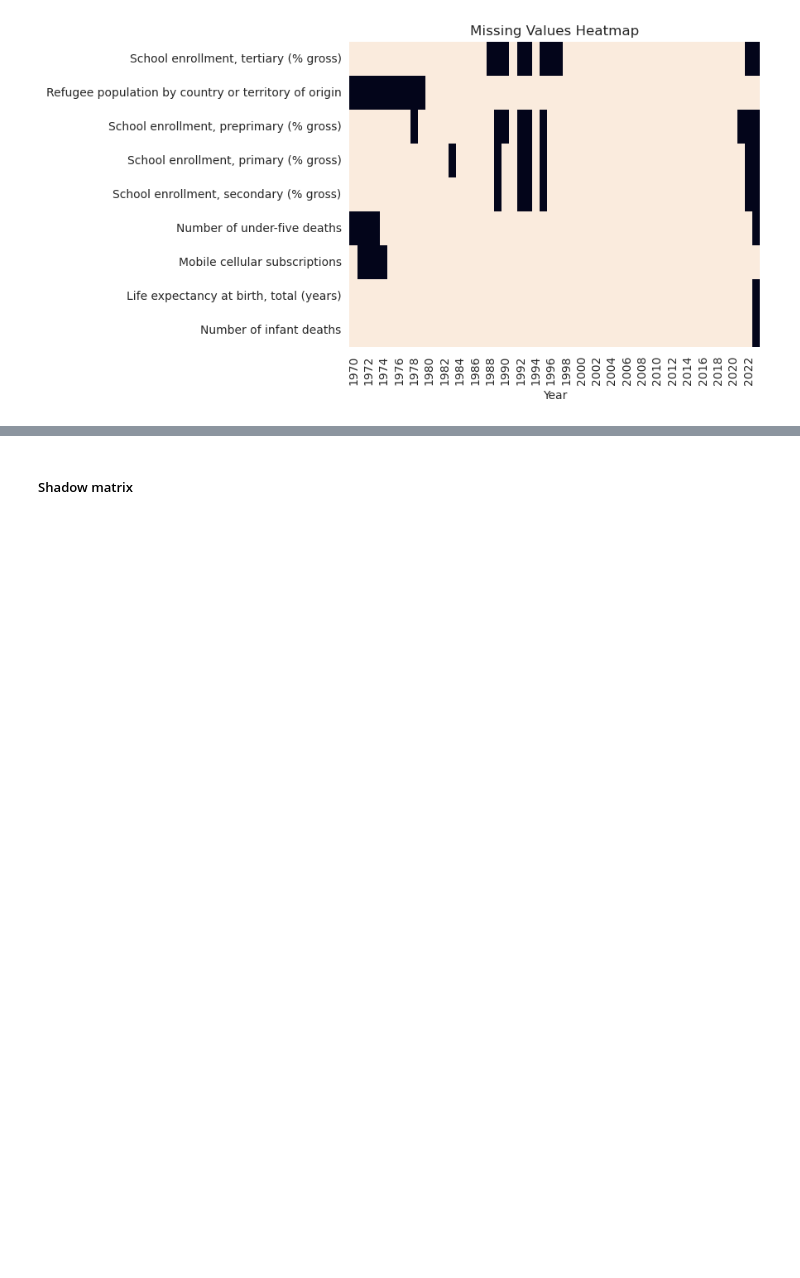
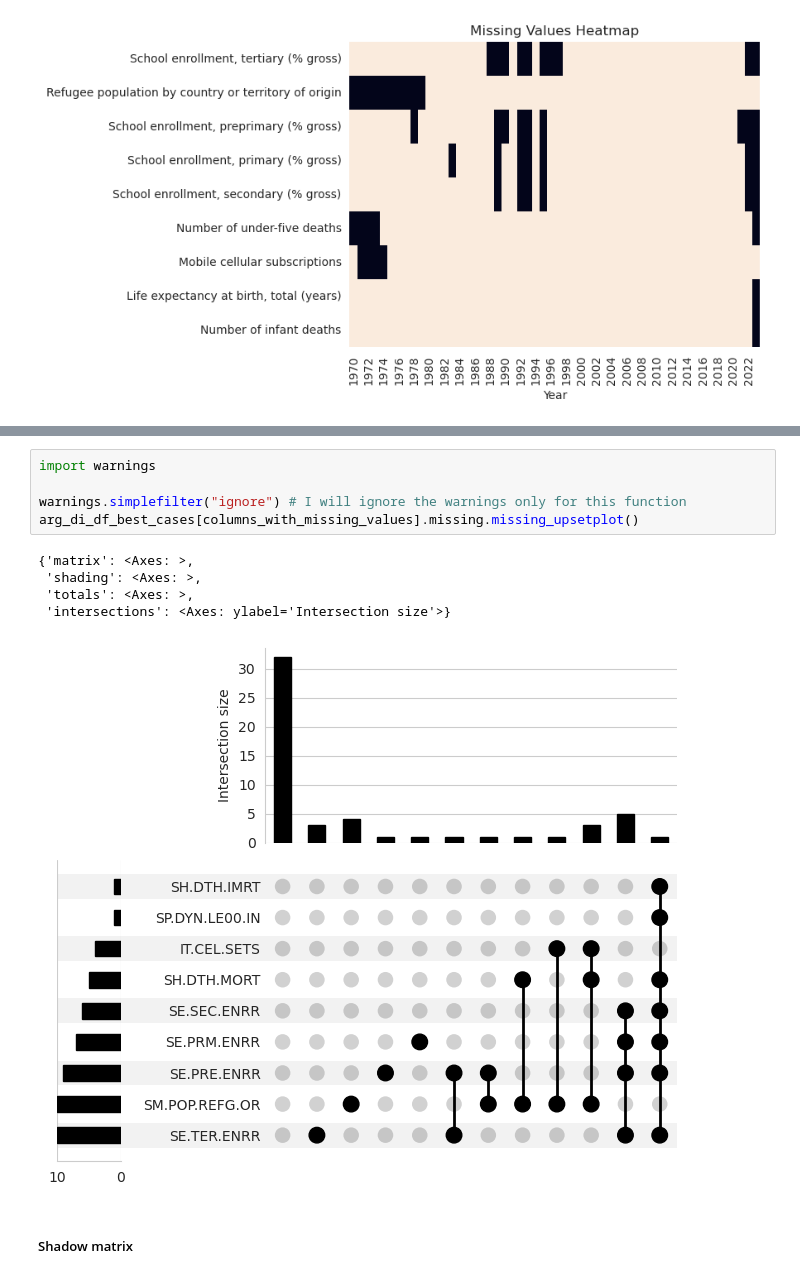
Before and after one commit to alejo-cuello/research-on-argentina, a Jupyter notebook: notebooks/0.1-alejo-explore_data.ipynb, the cells around one changed output, grey strips where cells are left out. Cells and saved outputs as stored; diff of their text form; blank space fills up the shorter version.

```diff
--- a/notebooks/0.1-alejo-explore_data.ipynb
+++ b/notebooks/0.1-alejo-explore_data.ipynb
@@ -281,3 +304,14 @@ For example, when doing 'df[col].method(value, inplace=True)', try using 'df.met
+# %%
+import warnings
+
+warnings.simplefilter("ignore") # I will ignore the warnings only for this function
+arg_di_df_best_cases[columns_with_missing_values].missing.missing_upsetplot()
+# %% [output]
+{'matrix': <Axes: >,
+ 'shading': <Axes: >,
+ 'totals': <Axes: >,
+ 'intersections': <Axes: ylabel='Intersection size'>}
+[figure, added]
 # %% [markdown]
 ##### Shadow matrix
 # %%
```
Also changed, not shown: parts of 20 cells of this notebook, 1 other file.
